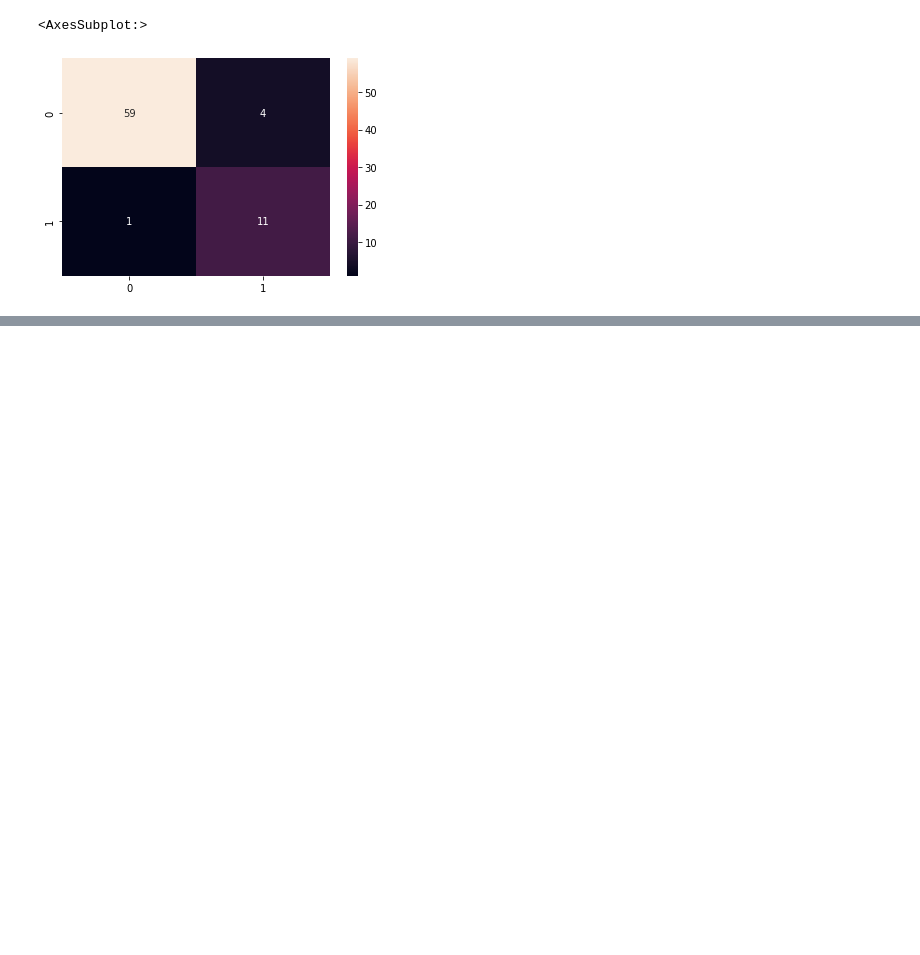
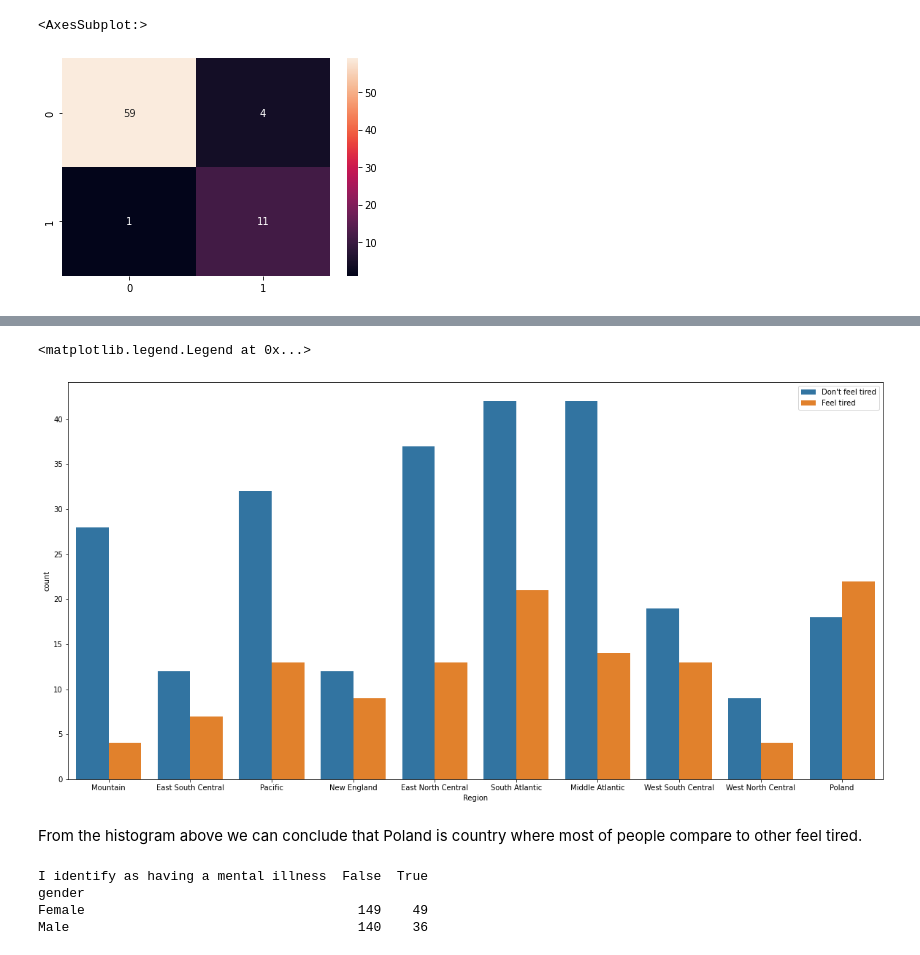
Before and after one commit to Heorhiichuk/RR_project_2022, a Jupyter notebook: mental-health-analysis-with-recall-score-1 (1).ipynb, the cells around one changed output, grey strips where cells are left out. Cells and saved outputs as stored; diff of their text form; code cells hidden in the pictures; blank space fills up the shorter version.

```diff
--- a/mental-health-analysis-with-recall-score-1 (1).ipynb
+++ b/mental-health-analysis-with-recall-score-1 (1).ipynb
@@ -132,5 +148,6 @@ df.head()
 # %%
 df.shape
+df1=df.copy()
 # %%
 import seaborn as sns
 import matplotlib.pyplot as plt
@@ -398,3 +415,6 @@ sns.heatmap(cf_matrix2, annot=True)
 # %% [output]
 <AxesSubplot:>
 [figure]
+# %%
+df1 = pd.DataFrame(df1, columns=df1.columns)
+df1 = df1.rename(columns={'Annual income (including any social welfare programs) in USD': 'Total Annual Income', 'Total length of any gaps in my resume in months.': 'Gaps in Employment in Months'})
@@ -400,0 +437,23 @@ sns.heatmap(cf_matrix2, annot=True)
+# %%
+plt.figure(figsize=(20,10))
+sns.countplot(x=df1['Region'], hue=df1["Tiredness"])
+plt.legend(["Don't feel tired","Feel tired"], loc="upper right")
+# %% [output]
+<matplotlib.legend.Legend at 0x...>
+[figure, added]
+# %% [markdown]
+From the histogram above we can conclude that Poland is country where most of people compare to other feel tired.
+# %%
+# Look at the relationship between gender and self identified mental illness Poland included
+df1['Gender_Binary'] = 0
+df1.loc[df1['Gender'] == "Female", 'Gender_Binary'] = 1
+gender_binary = df1['Gender_Binary']
+gender = df1['Gender']
+illness = df1['I identify as having a mental illness']
+res = pd.crosstab(gender, illness.eq(1), rownames={'gender'})
+print(res)
+# %% [output]
+I identify as having a mental illness  False  True
+gender
+Female                                   149    49
+Male                                     140    36
```
Also changed, not shown: parts of 6 cells of this notebook.
